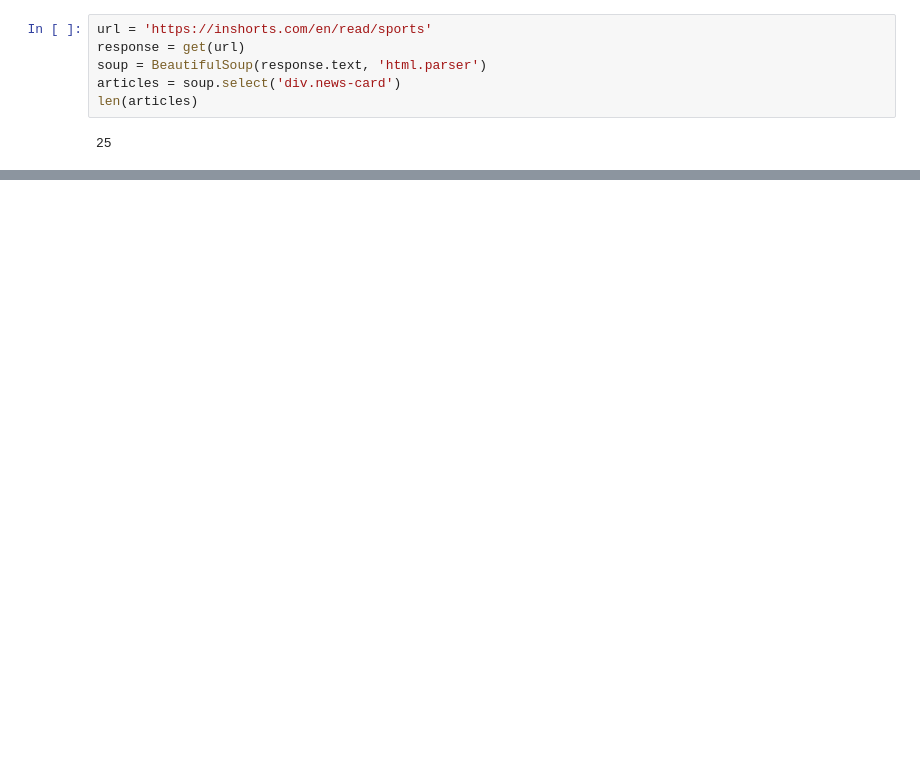
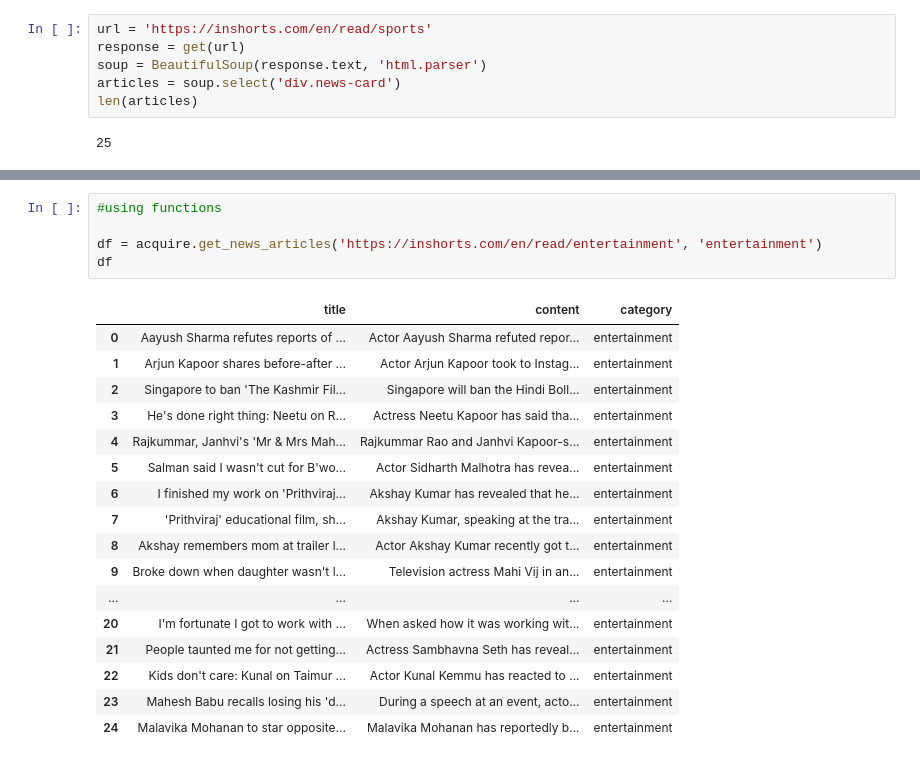
Before and after one commit to NSharick/natural-language-processing-exercises, a Jupyter notebook: acquire.ipynb, the cells around one changed output, grey strips where cells are left out. Cells and saved outputs as stored; diff of their text form; blank space fills up the shorter version.

```diff
--- a/acquire.ipynb
+++ b/acquire.ipynb
@@ -775,0 +792,23 @@ scraped_news
+# %%
+#using functions
+
+df = acquire.get_news_articles('https://inshorts.com/en/read/entertainment', 'entertainment')
+df
+# %% [output]
+|  | title | content | category |
+| 0 | Aayush Sharma refutes reports of ... | Actor Aayush Sharma refuted repor... | entertainment |
+| 1 | Arjun Kapoor shares before-after ... | Actor Arjun Kapoor took to Instag... | entertainment |
+| 2 | Singapore to ban 'The Kashmir Fil... | Singapore will ban the Hindi Boll... | entertainment |
+| 3 | He's done right thing: Neetu on R... | Actress Neetu Kapoor has said tha... | entertainment |
+| 4 | Rajkummar, Janhvi's 'Mr & Mrs Mah... | Rajkummar Rao and Janhvi Kapoor-s... | entertainment |
+| 5 | Salman said I wasn't cut for B'wo... | Actor Sidharth Malhotra has revea... | entertainment |
+| 6 | I finished my work on 'Prithviraj... | Akshay Kumar has revealed that he... | entertainment |
+| 7 | 'Prithviraj' educational film, sh... | Akshay Kumar, speaking at the tra... | entertainment |
+| 8 | Akshay remembers mom at trailer l... | Actor Akshay Kumar recently got t... | entertainment |
+| 9 | Broke down when daughter wasn't l... | Television actress Mahi Vij in an... | entertainment |
+| ... | ... | ... | ... |
+| 20 | I'm fortunate I got to work with ... | When asked how it was working wit... | entertainment |
+| 21 | People taunted me for not getting... | Actress Sambhavna Seth has reveal... | entertainment |
+| 22 | Kids don't care: Kunal on Taimur ... | Actor Kunal Kemmu has reacted to ... | entertainment |
+| 23 | Mahesh Babu recalls losing his 'd... | During a speech at an event, acto... | entertainment |
+| 24 | Malavika Mohanan to star opposite... | Malavika Mohanan has reportedly b... | entertainment |
```
Also changed, not shown: parts of 90 cells of this notebook, 1 other file.
